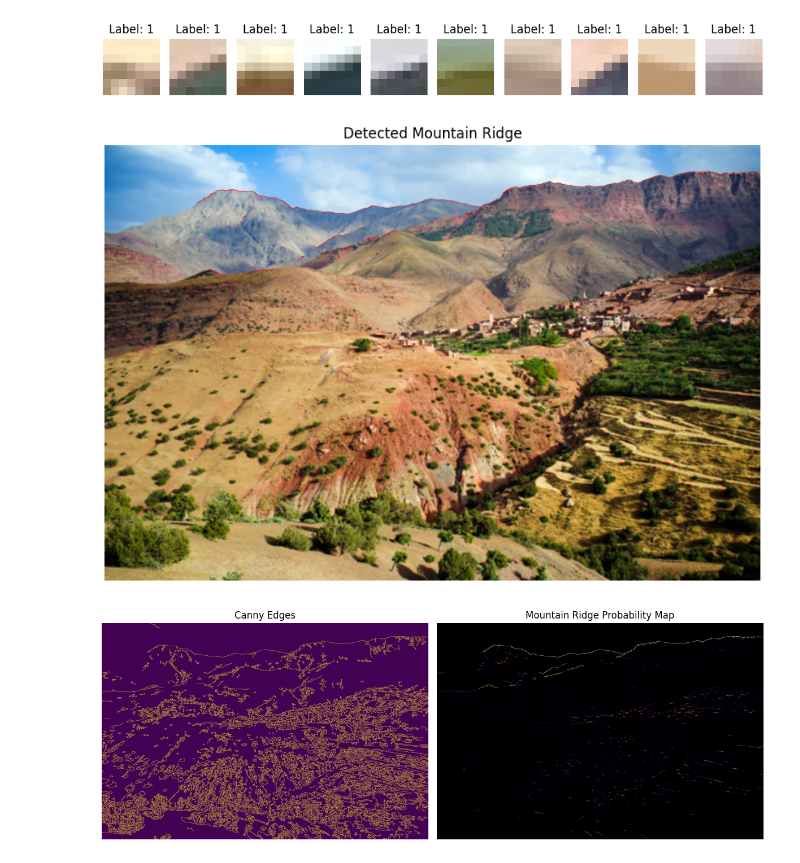
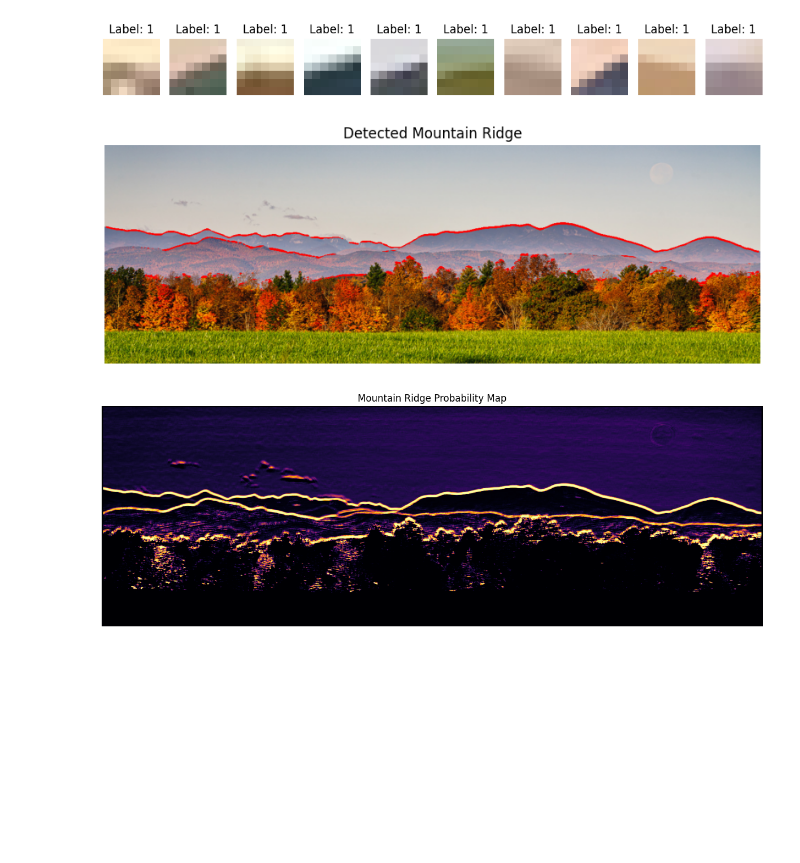
Before and after one commit to csci701s25/snowbowl-savant, a Jupyter notebook: EdgeDetection/edge_detection.ipynb, the cells around one changed output. Saved outputs shown, nothing was run; the diff lists cells and outputs as text; code cells hidden in the pictures; blank space fills up the shorter version.

```diff
--- a/EdgeDetection/edge_detection.ipynb
+++ b/EdgeDetection/edge_detection.ipynb
@@ -227,7 +227,7 @@ import torch
 import matplotlib.pyplot as plt
 
 # Load image
-img_path = "test_images/canyon.jpg"
+img_path = "test_images/midd.jpg"
 image = cv2.imread(img_path)
 
 # Get original dimensions
@@ -245,56 +245,56 @@ image = cv2.resize(image, (new_width, new_height))
 
 image_gray = cv2.cvtColor(image, cv2.COLOR_BGR2GRAY)
 edges = cv2.Canny(image_gray, 50, 200)
 
 # Set up
 r = 3
 h, w = image[:, :, 2].shape
 output_img = cv2.cvtColor(image, cv2.IMREAD_COLOR)  # to draw in color
 
 prob_map = np.zeros_like(image_gray, dtype=np.float32)
 
 # Loop over edge pixels
 for y in range(r, h - r):
     for x in range(r, w - r):
-        if edges[y, x] == 0:
-            continue
+        # if edges[y, x] == 0:
+        #     continue
         patch = image[y - r:y + r + 1, x - r:x + r + 1]
-        if patch.shape != (7, 7, 3):
-            continue
+        # if patch.shape != (7, 7, 3):
+        #     continue
         patch_tensor = torch.tensor(patch, dtype=torch.float32).view(1, 147) / 255.0
         # patch_tensor = torch.tensor(patch, dtype=torch.float32).permute(2, 0, 1).unsqueeze(0) / 255.0
 
         with torch.no_grad():
             prob = model(patch_tensor).item()
-        if prob > 0.8:
+        if prob > 0.95:
             output_img[y, x] = [0, 0, 255]  # red (BGR)
         prob_map[y, x] = prob
 
 # Show image
 plt.figure(figsize=(10, 10))
 plt.imshow(cv2.cvtColor(output_img, cv2.COLOR_BGR2RGB))
 plt.title("Detected Mountain Ridge")
 plt.axis("off")
 plt.show()
 # %% [output]
-[figure, old version]
+[figure, new version]
 # %%
 plt.figure(figsize=(12, 5))
 
-plt.subplot(1, 2, 2)
+# plt.subplot(1, 2, 2)
 plt.title("Mountain Ridge Probability Map")
 plt.imshow(prob_map, cmap='inferno', vmin=0, vmax=1)
 plt.axis('off')
 
-plt.subplot(1, 2, 1)
-plt.title("Canny Edges")
-plt.imshow(edges)
-plt.axis('off')
+# plt.subplot(1, 2, 1)
+# plt.title("Canny Edges")
+# plt.imshow(edges)
+# plt.axis('off')
 
 plt.tight_layout()
 plt.show()
 # %% [output]
-[figure, old version]
+[figure, new version]
 # %%
 import numpy as np
 
```
Also changed, not shown: parts of 3 cells of this notebook, 2 other files.
